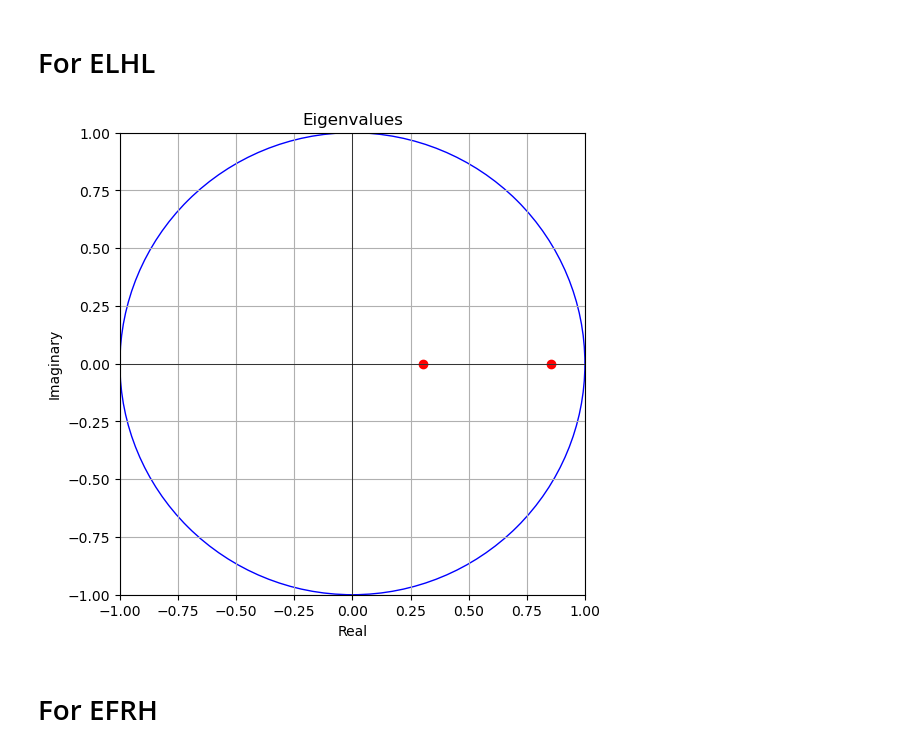
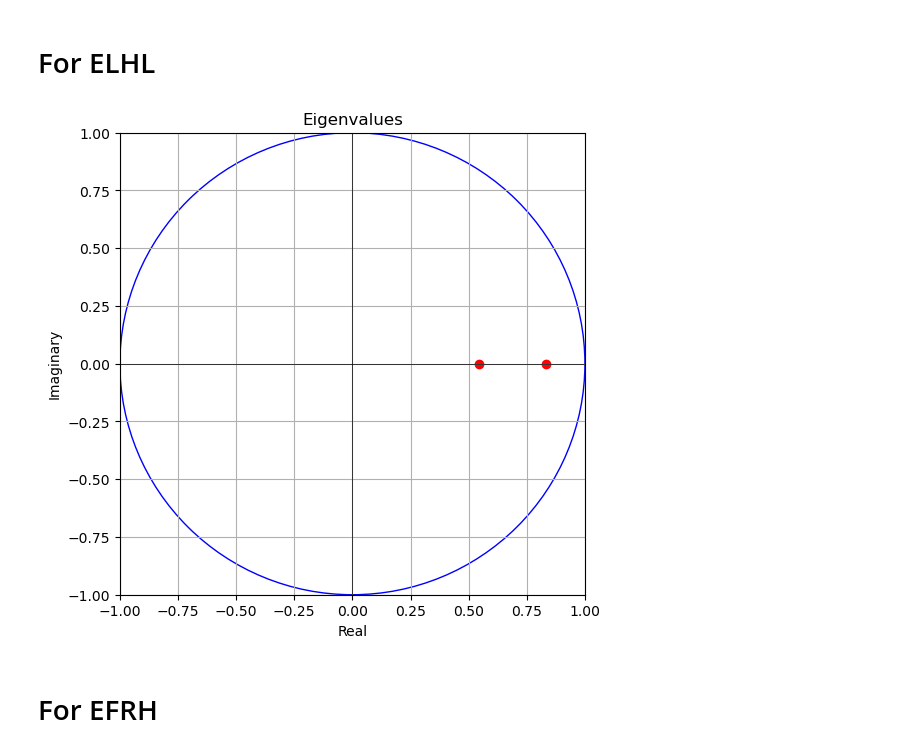
Before and after one commit to AndreasTroglauer/BACHELOR-, a Jupyter notebook: Untitled-1.ipynb, the cells around one changed output. Drawn from its saved outputs; the diff is of its cells as text; code cells hidden in the pictures.

```diff
--- a/Untitled-1.ipynb
+++ b/Untitled-1.ipynb
@@ -79,36 +79,36 @@ import numpy as np
 import matplotlib.pyplot as plt
 
 # Define the transition matrix P (replace this with your actual transition matrix)
-P = np.array([[0.334, 0.030],
-              [0.493, 0.825],])
+P = np.array([[0.636, 0.108],
+              [0.164, 0.740],])
 
 # Compute eigenvalues
 eigenvalues = np.linalg.eigvals(P)
 
 # Create a plot with square aspect ratio
 plt.figure(figsize=(6,6))
 
 # Plot eigenvalues
 plt.scatter(eigenvalues.real, eigenvalues.imag, color='red')
 plt.axhline(0, color='black',linewidth=0.5)
 plt.axvline(0, color='black',linewidth=0.5)
 plt.title('Eigenvalues')
 plt.xlabel('Real')
 plt.ylabel('Imaginary')
 
 # Set plot limits to [-1, 1] on both axes
 plt.xlim([-1, 1])
 plt.ylim([-1, 1])
 
 # Add circle
 circle = plt.Circle((0, 0), 1, color='blue', fill=False)
 plt.gca().add_patch(circle)
 
 # Show plot
 plt.grid(True)
 plt.show()
 # %% [output]
-[figure, old version]
+[figure, new version]
 # %% [markdown]
 # For EFRH
 # %%
```
